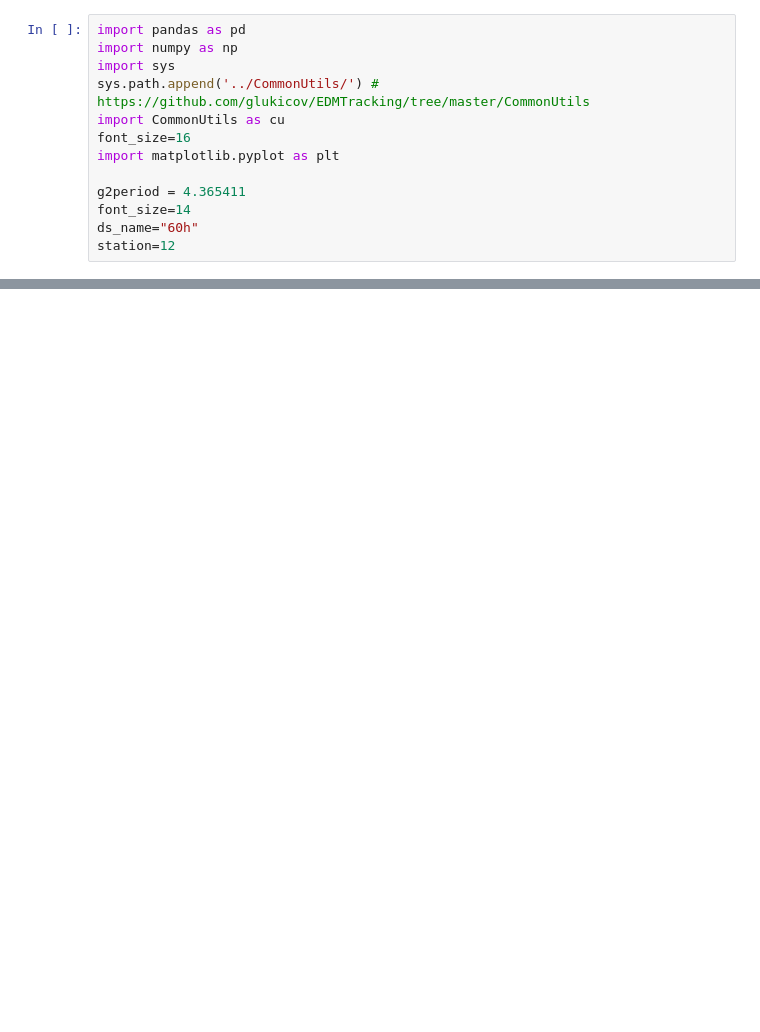
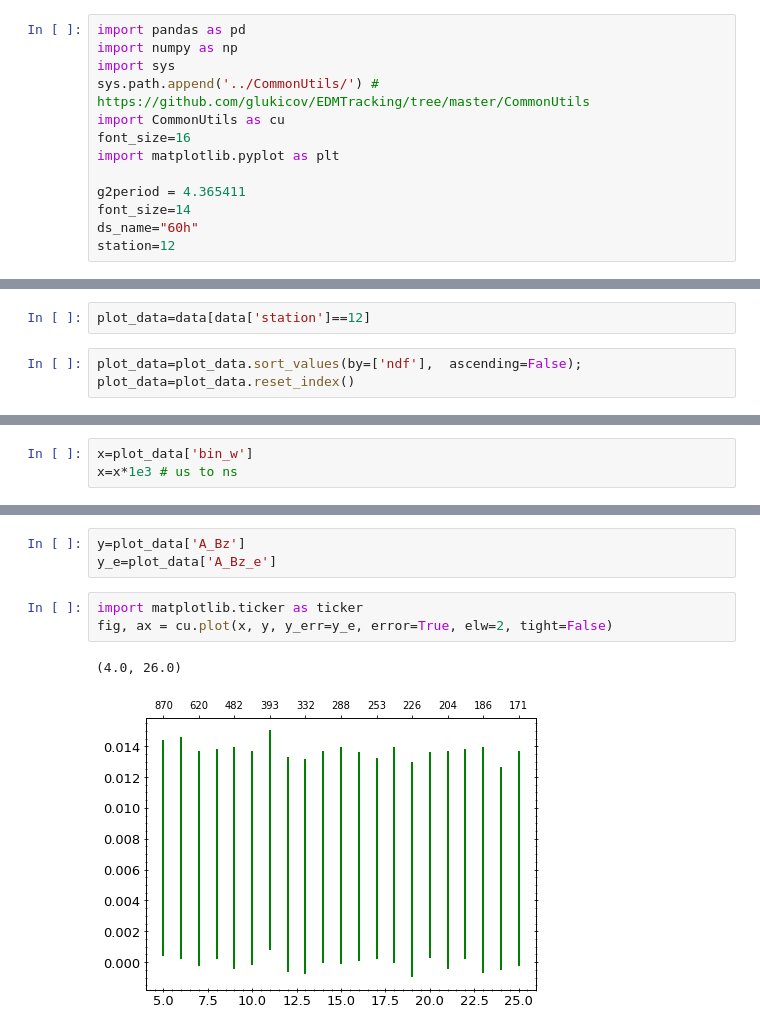
Before and after one commit to glukicov/EDMTracking, a Jupyter notebook: JupyterNB/Misc.ipynb, the cells around one changed output, grey strips where cells are left out. Saved outputs shown, nothing was run; the diff lists cells and outputs as text; blank space fills up the shorter version.

Commit message:
EDM scans with data

```diff
--- a/JupyterNB/Misc.ipynb
+++ b/JupyterNB/Misc.ipynb
@@ -53,0 +37,4 @@ plt.savefig("../fig/theta2D_mod_"+ds_name+"_S"+str(station)+".png", dpi=300, bbo
+# %%
+plot_data=data[data['station']==12]
+# %%
+plot_data=plot_data.sort_values(by=['ndf'],  ascending=False);  plot_data=plot_data.reset_index()
@@ -53,0 +62,3 @@ plt.savefig("../fig/theta2D_mod_"+ds_name+"_S"+str(station)+".png", dpi=300, bbo
+# %%
+x=plot_data['bin_w']
+x=x*1e3 # us to ns
@@ -53,0 +106,9 @@ plt.savefig("../fig/theta2D_mod_"+ds_name+"_S"+str(station)+".png", dpi=300, bbo
+# %%
+y=plot_data['A_Bz']
+y_e=plot_data['A_Bz_e']
+# %%
+import matplotlib.ticker as ticker
+fig, ax = cu.plot(x, y, y_err=y_e, error=True, elw=2, tight=False)
+# %% [output]
+(4.0, 26.0)
+[figure, added]
```
Also changed, not shown: parts of 10 cells of this notebook, 3 other files.
